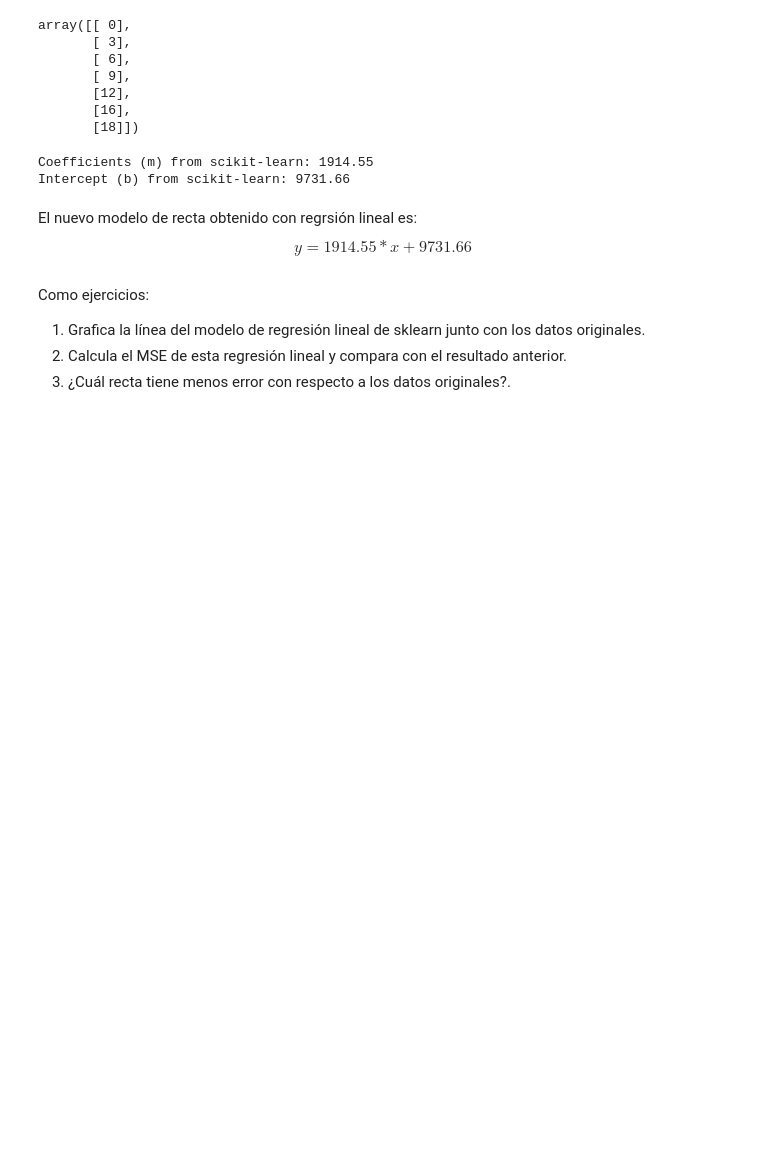
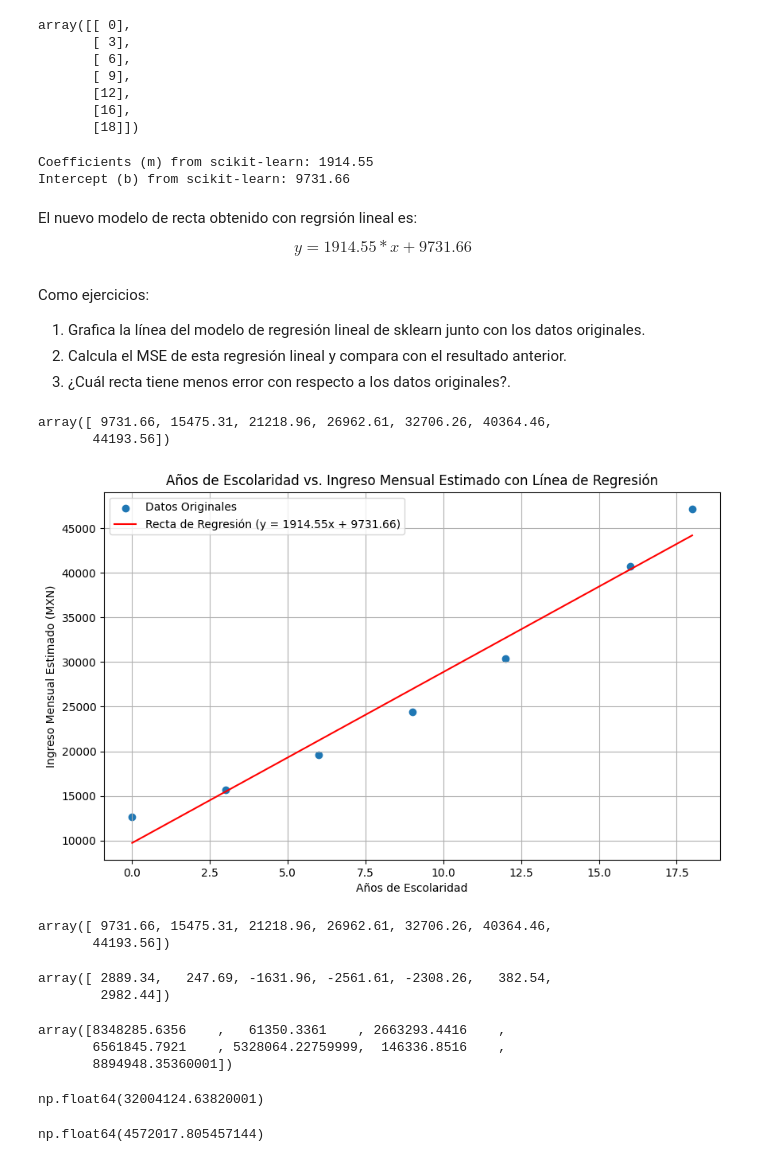
Before and after one commit to PaclonkMei/MineriAdDatOs_177876, a Jupyter notebook: Mineria_de_Datos.ipynb, the cells around one changed output. Drawn from its saved outputs; the diff is of its cells as text; code cells hidden in the pictures; blank space fills up the shorter version.

```diff
--- a/Mineria_de_Datos.ipynb
+++ b/Mineria_de_Datos.ipynb
@@ -820,3 +820,51 @@ Como ejercicios:
 1.   Grafica la línea del modelo de regresión lineal de sklearn junto con los datos originales.
 2.   Calcula el MSE de esta regresión lineal y compara con el resultado anterior.
 3. ¿Cuál recta tiene menos error con respecto a los datos originales?.
+# %%
+linea_ingreso_estimado_new_plot = 1914.55 * anios_escolaridad + 9731.66
+linea_ingreso_estimado_new_plot
+# %% [output]
+array([ 9731.66, 15475.31, 21218.96, 26962.61, 32706.26, 40364.46,
+       44193.56])
+# %%
+plt.figure(figsize=(10, 6))   #Imprime datos originales
+plt.scatter(anios_escolaridad, ingreso_mensual_estimado_mx, label='Datos Originales')
+plt.plot(anios_escolaridad, linea_ingreso_estimado_new_plot, color='red',           #agarra los años y el vector creado, y hace una recta de regresion
+         label=f'Recta de Regresión (y = 1914.55x + 9731.66)')
+plt.title('Años de Escolaridad vs. Ingreso Mensual Estimado con Línea de Regresión')
+plt.xlabel('Años de Escolaridad')
+plt.ylabel('Ingreso Mensual Estimado (MXN)')
+plt.grid(True)
+plt.legend()
+plt.show()
+# %% [output]
+[figure, added]
+# %%
+y_pred2 = 1914.55 * anios_escolaridad + 9731.66
+y_pred2
+# %% [output]
+array([ 9731.66, 15475.31, 21218.96, 26962.61, 32706.26, 40364.46,
+       44193.56])
+# %%
+errores = ingreso_mensual_estimado_mx - y_pred2
+errores
+# %% [output]
+array([ 2889.34,   247.69, -1631.96, -2561.61, -2308.26,   382.54,
+        2982.44])
+# %%
+errores_cuadrados = errores**2
+errores_cuadrados
+# %% [output]
+array([8348285.6356    ,   61350.3361    , 2663293.4416    ,
+       6561845.7921    , 5328064.22759999,  146336.8516    ,
+       8894948.35360001])
+# %%
+suma_errores_cuadrados = np.sum(errores_cuadrados)
+suma_errores_cuadrados
+# %% [output]
+np.float64(32004124.63820001)
+# %%
+mse = suma_errores_cuadrados / len(anios_escolaridad)
+mse
+# %% [output]
+np.float64(4572017.805457144)
```
